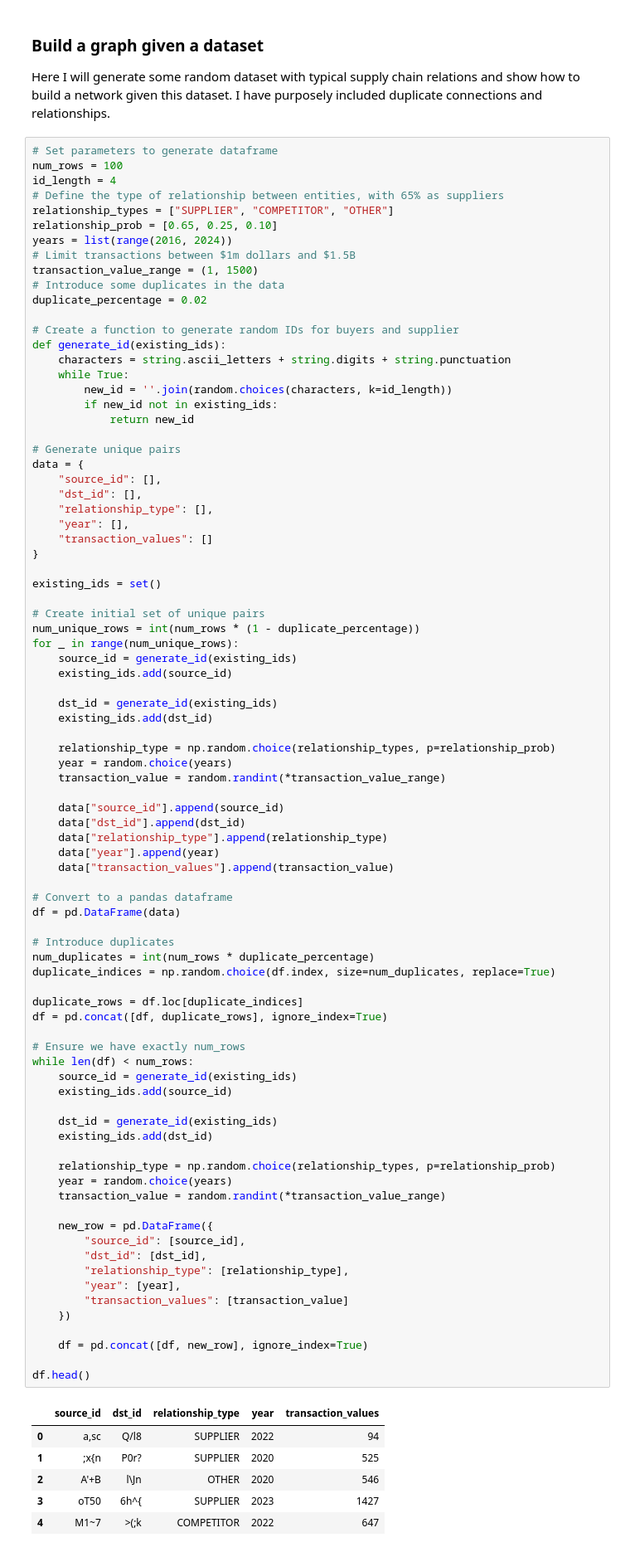
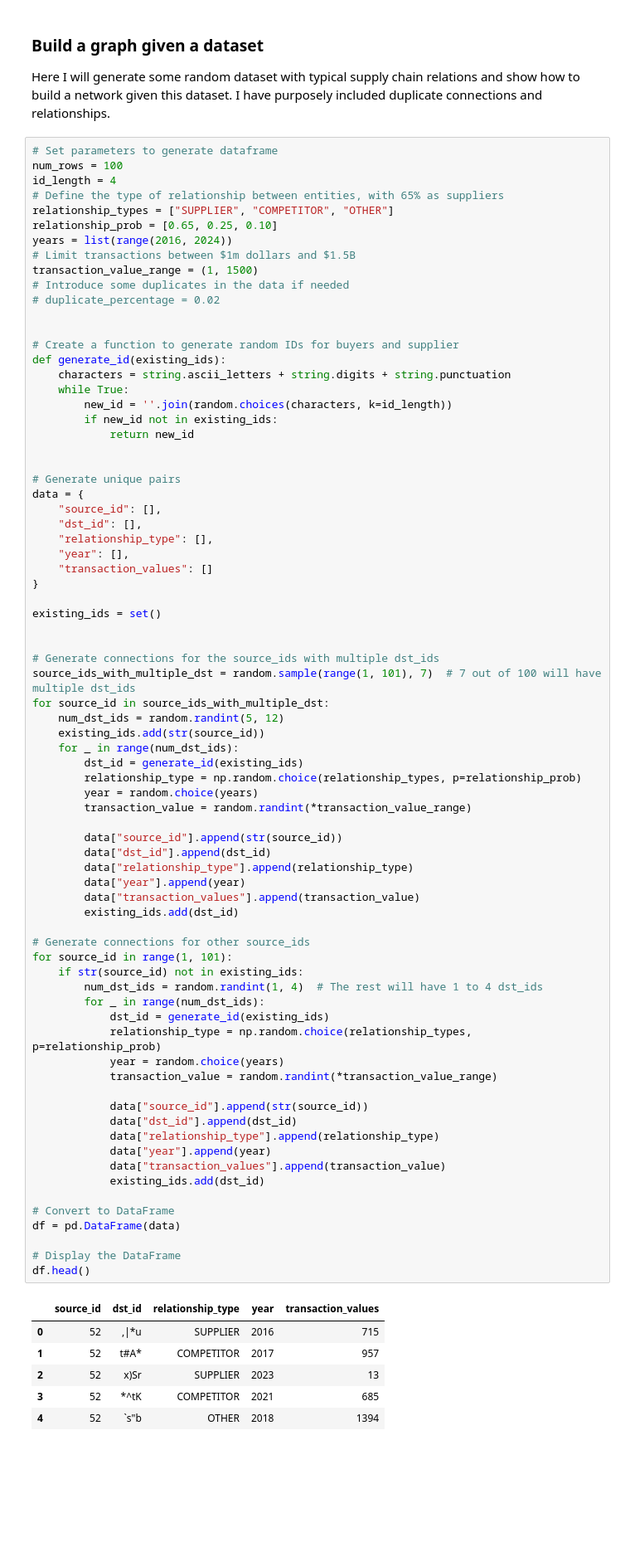
Before and after one commit to kenechiomeke/graph-networks, a Jupyter notebook: intro_social_networks.ipynb, the cells around one changed output. Shown at 83% size. Cells and saved outputs as stored; diff of their text form; blank space fills up the shorter version.

Commit message:
Update df to generate graph with suppliers with multiple customers

```diff
--- a/intro_social_networks.ipynb
+++ b/intro_social_networks.ipynb
@@ -403,84 +403,75 @@ relationship_prob = [0.65, 0.25, 0.10]
 years = list(range(2016, 2024))
 # Limit transactions between $1m dollars and $1.5B
 transaction_value_range = (1, 1500)
-# Introduce some duplicates in the data
-duplicate_percentage = 0.02
+# Introduce some duplicates in the data if needed
+# duplicate_percentage = 0.02
+
 
 # Create a function to generate random IDs for buyers and supplier
 def generate_id(existing_ids):
     characters = string.ascii_letters + string.digits + string.punctuation
     while True:
         new_id = ''.join(random.choices(characters, k=id_length))
         if new_id not in existing_ids:
             return new_id
+
 
 # Generate unique pairs
 data = {
     "source_id": [],
     "dst_id": [],
     "relationship_type": [],
     "year": [],
     "transaction_values": []
 }
 
 existing_ids = set()
 
-# Create initial set of unique pairs
-num_unique_rows = int(num_rows * (1 - duplicate_percentage))
-for _ in range(num_unique_rows):
-    source_id = generate_id(existing_ids)
-    existing_ids.add(source_id)
 
-    dst_id = generate_id(existing_ids)
-    existing_ids.add(dst_id)
+# Generate connections for the source_ids with multiple dst_ids
+source_ids_with_multiple_dst = random.sample(range(1, 101), 7)  # 7 out of 100 will have multiple dst_ids
+for source_id in source_ids_with_multiple_dst:
+    num_dst_ids = random.randint(5, 12)
+    existing_ids.add(str(source_id))
+    for _ in range(num_dst_ids):
+        dst_id = generate_id(existing_ids)
+        relationship_type = np.random.choice(relationship_types, p=relationship_prob)
+        year = random.choice(years)
+        transaction_value = random.randint(*transaction_value_range)
 
-    relationship_type = np.random.choice(relationship_types, p=relationship_prob)
-    year = random.choice(years)
-    transaction_value = random.randint(*transaction_value_range)
+        data["source_id"].append(str(source_id))
+        data["dst_id"].append(dst_id)
+        data["relationship_type"].append(relationship_type)
+        data["year"].append(year)
+        data["transaction_values"].append(transaction_value)
+        existing_ids.add(dst_id)
 
-    data["source_id"].append(source_id)
-    data["dst_id"].append(dst_id)
-    data["relationship_type"].append(relationship_type)
-    data["year"].append(year)
-    data["transaction_values"].append(transaction_value)
+# Generate connections for other source_ids
+for source_id in range(1, 101):
+    if str(source_id) not in existing_ids:
+        num_dst_ids = random.randint(1, 4)  # The rest will have 1 to 4 dst_ids
+        for _ in range(num_dst_ids):
+            dst_id = generate_id(existing_ids)
+            relationship_type = np.random.choice(relationship_types, p=relationship_prob)
+            year = random.choice(years)
+            transaction_value = random.randint(*transaction_value_range)
 
-# Convert to a pandas dataframe
+            data["source_id"].append(str(source_id))
+            data["dst_id"].append(dst_id)
+            data["relationship_type"].append(relationship_type)
+            data["year"].append(year)
+            data["transaction_values"].append(transaction_value)
+            existing_ids.add(dst_id)
+
+# Convert to DataFrame
 df = pd.DataFrame(data)
 
-# Introduce duplicates
-num_duplicates = int(num_rows * duplicate_percentage)
-duplicate_indices = np.random.choice(df.index, size=num_duplicates, replace=True)
-
-duplicate_rows = df.loc[duplicate_indices]
-df = pd.concat([df, duplicate_rows], ignore_index=True)
-
-# Ensure we have exactly num_rows
-while len(df) < num_rows:
-    source_id = generate_id(existing_ids)
-    existing_ids.add(source_id)
-
-    dst_id = generate_id(existing_ids)
-    existing_ids.add(dst_id)
-
-    relationship_type = np.random.choice(relationship_types, p=relationship_prob)
-    year = random.choice(years)
-    transaction_value = random.randint(*transaction_value_range)
-
-    new_row = pd.DataFrame({
-        "source_id": [source_id],
-        "dst_id": [dst_id],
-        "relationship_type": [relationship_type],
-        "year": [year],
-        "transaction_values": [transaction_value]
-    })
-
-    df = pd.concat([df, new_row], ignore_index=True)
-
+# Display the DataFrame
 df.head()
 # %% [output]
 |  | source_id | dst_id | relationship_type | year | transaction_values |
-| 0 | a,sc | Q/l8 | SUPPLIER | 2022 | 94 |
-| 1 | ;x{n | P0r? | SUPPLIER | 2020 | 525 |
-| 2 | A'+B | l\Jn | OTHER | 2020 | 546 |
-| 3 | oT50 | 6h^{ | SUPPLIER | 2023 | 1427 |
-| 4 | M1~7 | >(;k | COMPETITOR | 2022 | 647 |
+| 0 | 52 | ,|*u | SUPPLIER | 2016 | 715 |
+| 1 | 52 | t#A* | COMPETITOR | 2017 | 957 |
+| 2 | 52 | x)Sr | SUPPLIER | 2023 | 13 |
+| 3 | 52 | *^tK | COMPETITOR | 2021 | 685 |
+| 4 | 52 | `s"b | OTHER | 2018 | 1394 |
```
Also changed, not shown: parts of 2 cells of this notebook.
